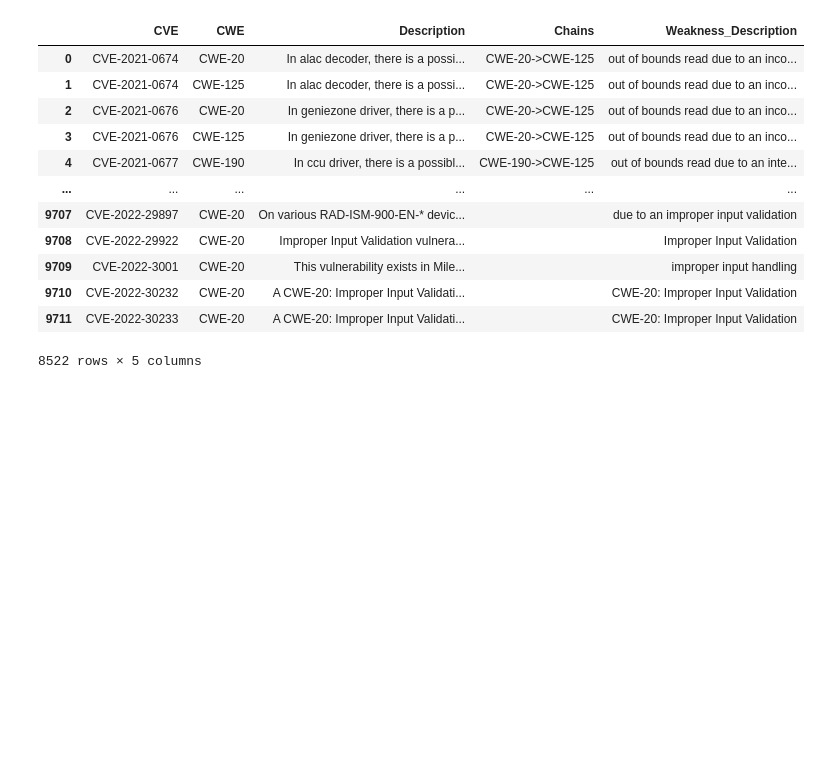
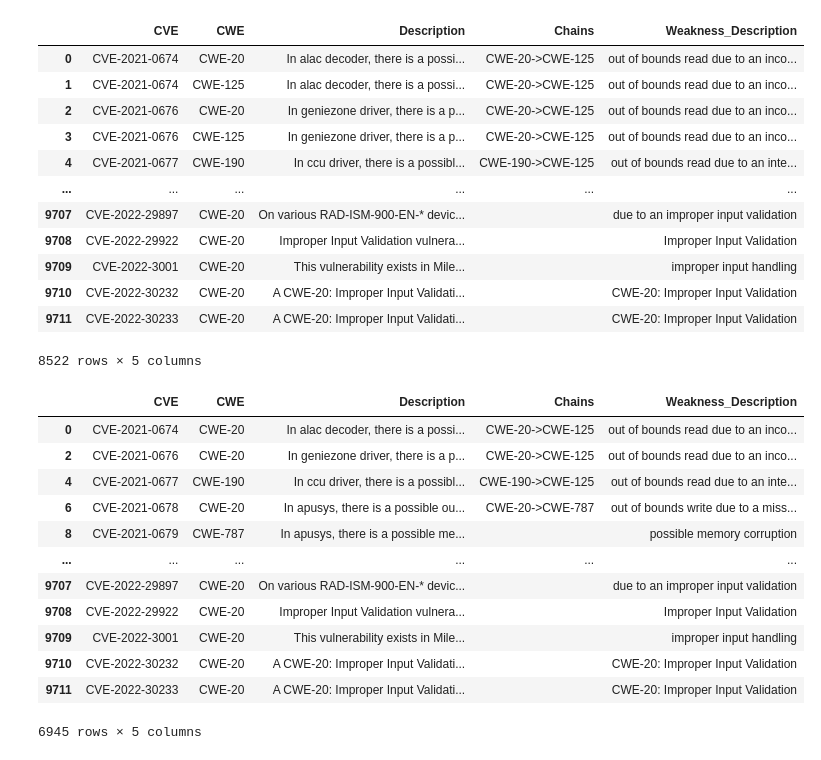
Before and after one commit to CyberSecAI/cwe_top25, a Jupyter notebook: top25_add_cve_desc.ipynb, the cells around one changed output. Cells and saved outputs as stored; diff of their text form; code cells hidden in the pictures; blank space fills up the shorter version.

```diff
--- a/top25_add_cve_desc.ipynb
+++ b/top25_add_cve_desc.ipynb
@@ -251,7 +251,21 @@ df
 | 9711 | CVE-2022-30233 | CWE-20 | A CWE-20: Improper Input Validati... |  | CWE-20: Improper Input Validation |
 8522 rows × 5 columns
 # %%
-#df.drop(columns=['CWE'], inplace=True)
-df = df.drop_duplicates()
+df = df.drop_duplicates(subset=['CVE', 'Description', 'Chains'])
 #df = df.reset_index(drop=True)
 df.to_csv("./data_out/top25-mitre-mapping-analysis-2023-public_with_cve_descriptions.csv", index=False, quoting=csv.QUOTE_ALL, escapechar='\\')
+df
+# %% [output]
+|  | CVE | CWE | Description | Chains | Weakness_Description |
+| 0 | CVE-2021-0674 | CWE-20 | In alac decoder, there is a possi... | CWE-20->CWE-125 | out of bounds read due to an inco... |
+| 2 | CVE-2021-0676 | CWE-20 | In geniezone driver, there is a p... | CWE-20->CWE-125 | out of bounds read due to an inco... |
+| 4 | CVE-2021-0677 | CWE-190 | In ccu driver, there is a possibl... | CWE-190->CWE-125 | out of bounds read due to an inte... |
+| 6 | CVE-2021-0678 | CWE-20 | In apusys, there is a possible ou... | CWE-20->CWE-787 | out of bounds write due to a miss... |
+| 8 | CVE-2021-0679 | CWE-787 | In apusys, there is a possible me... |  | possible memory corruption |
+| ... | ... | ... | ... | ... | ... |
+| 9707 | CVE-2022-29897 | CWE-20 | On various RAD-ISM-900-EN-* devic... |  | due to an improper input validation |
+| 9708 | CVE-2022-29922 | CWE-20 | Improper Input Validation vulnera... |  | Improper Input Validation |
+| 9709 | CVE-2022-3001 | CWE-20 | This vulnerability exists in Mile... |  | improper input handling |
+| 9710 | CVE-2022-30232 | CWE-20 | A CWE-20: Improper Input Validati... |  | CWE-20: Improper Input Validation |
+| 9711 | CVE-2022-30233 | CWE-20 | A CWE-20: Improper Input Validati... |  | CWE-20: Improper Input Validation |
+6945 rows × 5 columns
```
Also changed, not shown: parts of 9 cells of this notebook, 20 other files.
